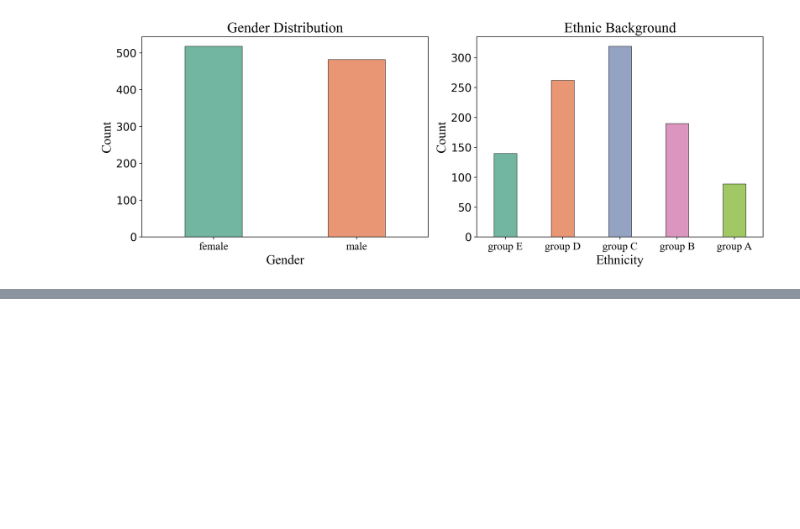
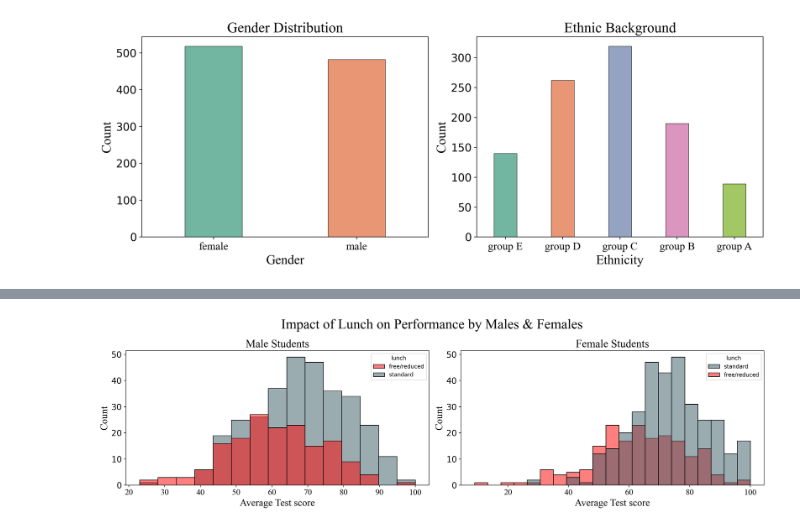
Before and after one commit to debatreyo/ml, a Jupyter notebook: notebook/EDA and Visualization.ipynb, the cells around one changed output, grey strips where cells are left out. Saved outputs shown, nothing was run; the diff lists cells and outputs as text; code cells hidden in the pictures; blank space fills up the shorter version.

```diff
--- a/notebook/EDA and Visualization.ipynb
+++ b/notebook/EDA and Visualization.ipynb
@@ -423,0 +497,32 @@ fig.tight_layout();
+# %%
+fig, ax = plt.subplots(nrows=1, ncols=2,
+                      figsize=(17, 5), dpi=200)
+
+ax_male, ax_female = ax
+
+# Males
+sns.histplot(data=df[df["gender"] == "male"], x="avg_score", hue="lunch", ax=ax_male,
+            palette={"standard":"#395B64", "free/reduced":"#FF0000"})
+
+ax_male.set_xticklabels(ax_male.get_xticklabels(), fontdict=text_axis)
+ax_male.set_xlabel("Average Test score", fontdict=text_axis)
+ax_male.set_ylabel("Count", fontdict=text_axis)
+ax_male.tick_params(**text_ticks)
+ax_male.set_title("Male Students", fontdict=text_title)
+
+
+# Females
+sns.histplot(data=df[df["gender"] == "female"], x="avg_score", hue="lunch", ax=ax_female,
+            palette={"standard":"#395B64", "free/reduced":"#FF0000"})
+
+ax_female.set_xticklabels(ax_female.get_xticklabels(), fontdict=text_axis)
+ax_female.set_xlabel("Average Test score", fontdict=text_axis)
+ax_female.set_ylabel("Count", fontdict=text_axis)
+ax_female.tick_params(**text_ticks)
+ax_female.set_title("Female Students", fontdict=text_title)
+
+
+fig.suptitle("Impact of Lunch on Performance by Males & Females", fontproperties=text_title, fontsize=25)
+fig.tight_layout();
+# %% [output]
+[figure, added]
```
Also changed, not shown: parts of 15 cells of this notebook.
